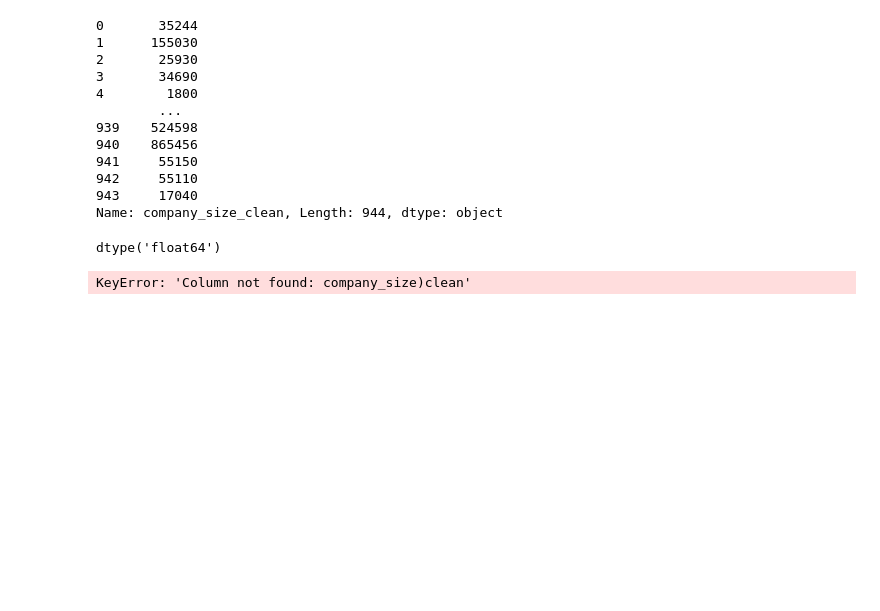
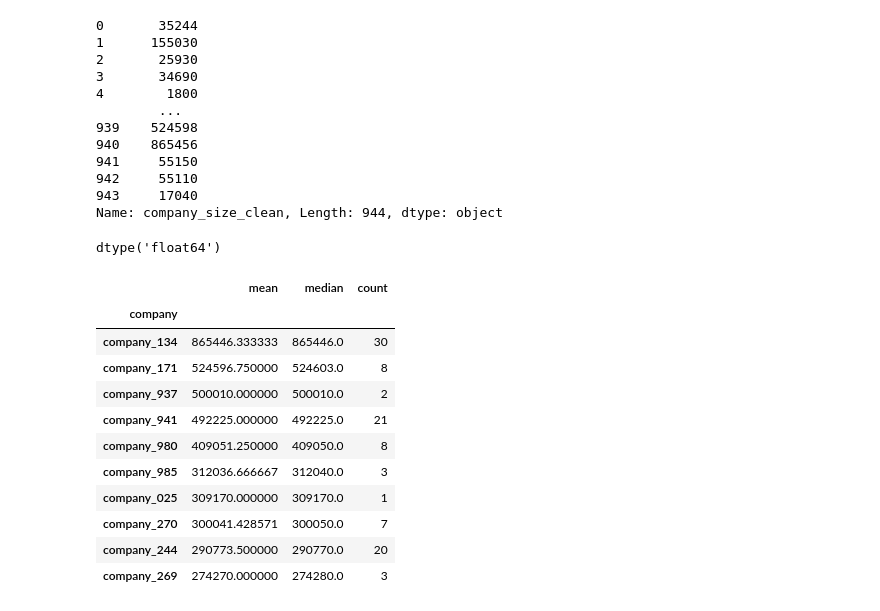
Before and after one commit to Lenmbugua/Analytics-Practice-Datasets, a Jupyter notebook: Data science Jobs.ipynb, the cells around one changed output. Saved outputs shown, nothing was run; the diff lists cells and outputs as text; code cells hidden in the pictures; blank space fills up the shorter version.

```diff
--- a/Data science Jobs.ipynb
+++ b/Data science Jobs.ipynb
@@ -454,7 +454,18 @@ df['company_size_clean'].dtypes
 dtype('float64')
 # %%
 # Get the top ten companies according to their sizes
-Assetbase = df.groupby('company')['company_size)clean'].agg(['mean','median','count'])
-Assetbase.sort_values(by='mean', ascending=False)
+Assetbase = df.groupby('company')['company_size_clean'].agg(['mean','median','count'])
+Assetbase.sort_values(by='mean', ascending=False).head(10)
 # %% [output]
-KeyError: 'Column not found: company_size)clean'
+|  | mean | median | count |
+| company |  |  |  |
+| company_134 | 865446.333333 | 865446.0 | 30 |
+| company_171 | 524596.750000 | 524603.0 | 8 |
+| company_937 | 500010.000000 | 500010.0 | 2 |
+| company_941 | 492225.000000 | 492225.0 | 21 |
+| company_980 | 409051.250000 | 409050.0 | 8 |
+| company_985 | 312036.666667 | 312040.0 | 3 |
+| company_025 | 309170.000000 | 309170.0 | 1 |
+| company_270 | 300041.428571 | 300050.0 | 7 |
+| company_244 | 290773.500000 | 290770.0 | 20 |
+| company_269 | 274270.000000 | 274280.0 | 3 |
```
Also changed, not shown: parts of 7 cells of this notebook.
